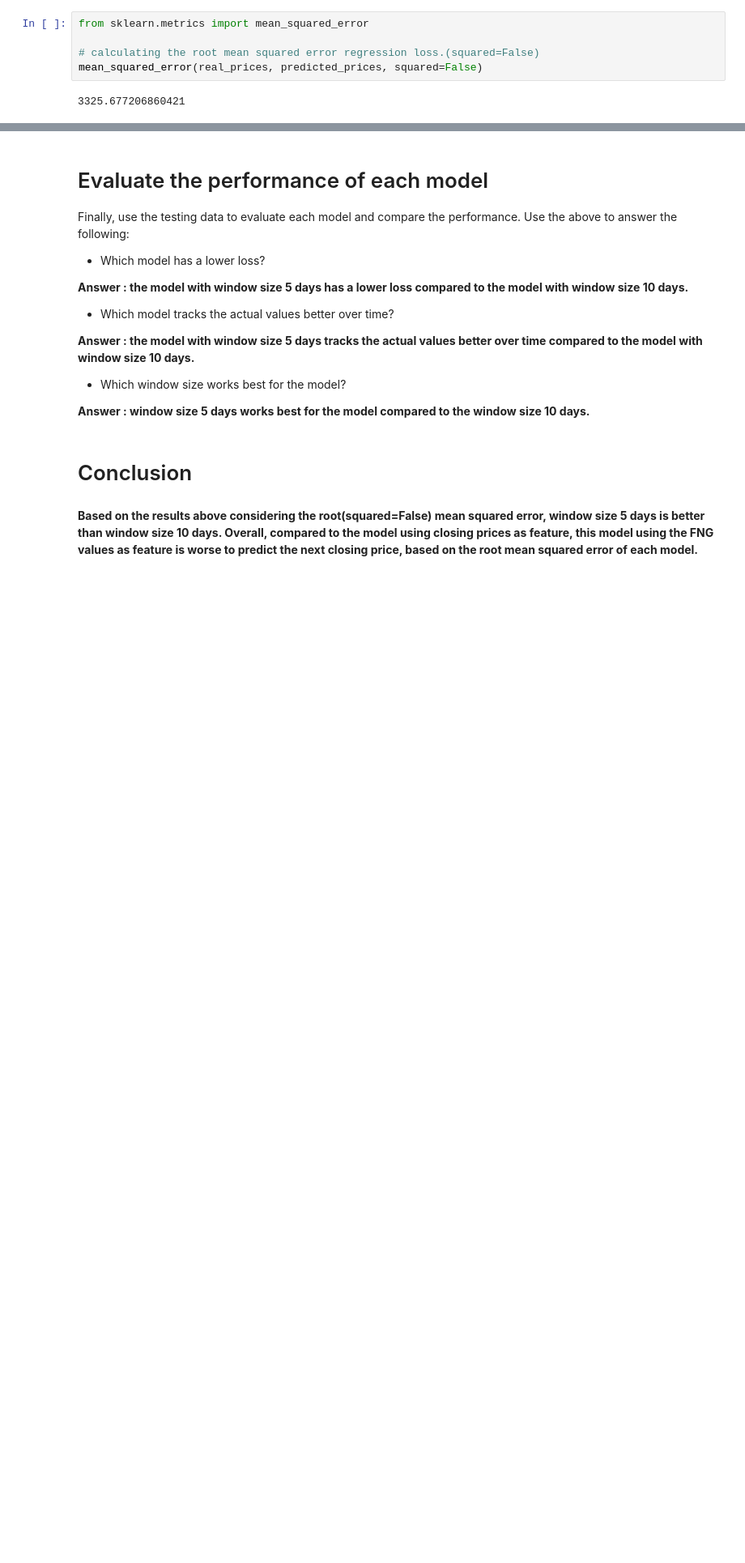
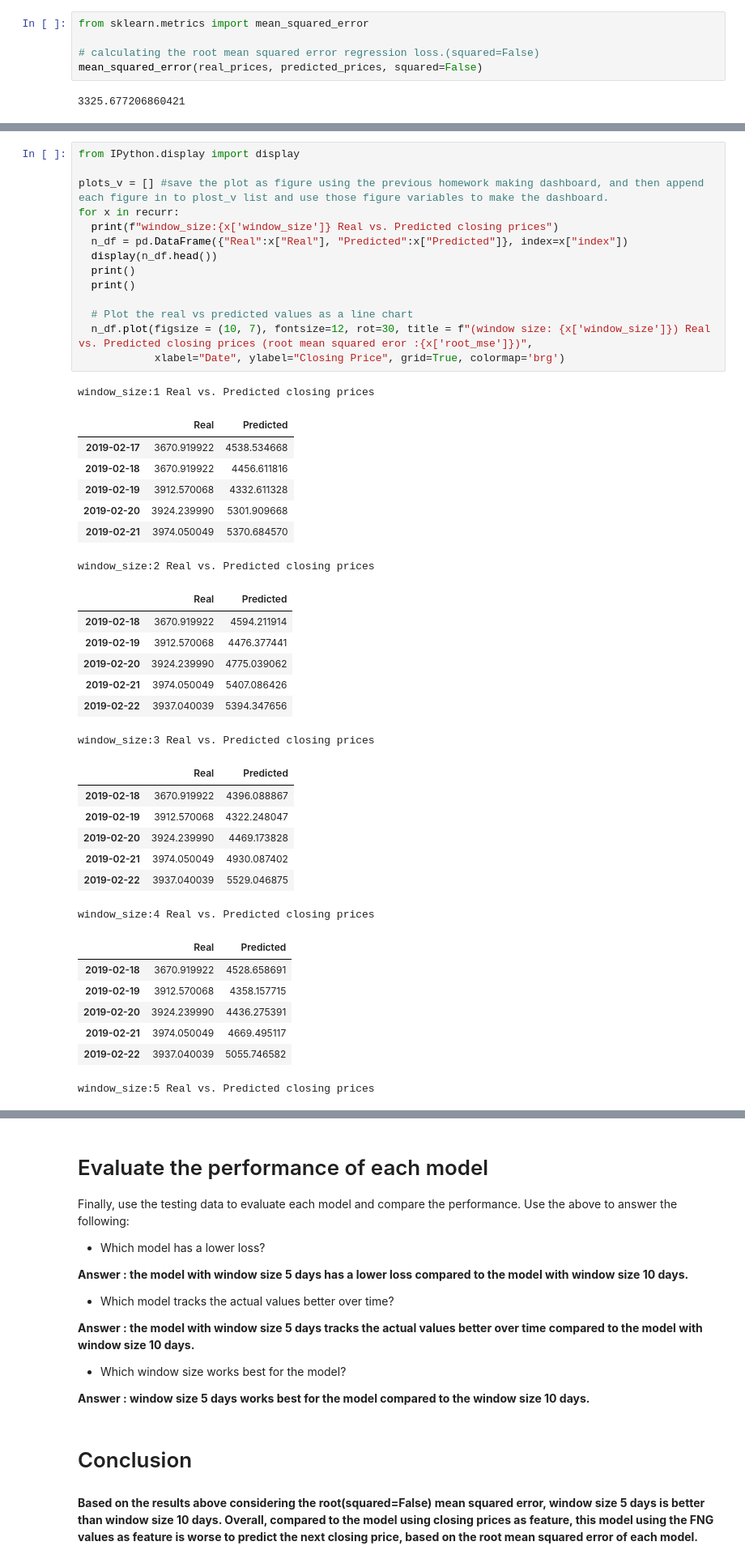
Before and after one commit to promisinghan/deep_learning_LSTM_stock_predictor, a Jupyter notebook: lstm_stock_predictor_fng.ipynb, the cells around one changed output, grey strips where cells are left out. Shown at 81% size. Cells and saved outputs as stored; diff of their text form; blank space fills up the shorter version.

```diff
--- a/lstm_stock_predictor_fng.ipynb
+++ b/lstm_stock_predictor_fng.ipynb
@@ -701,0 +832,44 @@ mean_squared_error(real_prices, predicted_prices, squared=False)
+# %%
+from IPython.display import display
+
+plots_v = [] #save the plot as figure using the previous homework making dashboard, and then append each figure in to plost_v list and use those figure variables to make the dashboard.
+for x in recurr:
+  print(f"window_size:{x['window_size']} Real vs. Predicted closing prices")
+  n_df = pd.DataFrame({"Real":x["Real"], "Predicted":x["Predicted"]}, index=x["index"])
+  display(n_df.head())
+  print()
+  print()
+
+  # Plot the real vs predicted values as a line chart
+  n_df.plot(figsize = (10, 7), fontsize=12, rot=30, title = f"(window size: {x['window_size']}) Real vs. Predicted closing prices (root mean squared eror :{x['root_mse']})",
+            xlabel="Date", ylabel="Closing Price", grid=True, colormap='brg')
+# %% [output]
+window_size:1 Real vs. Predicted closing prices
+|  | Real | Predicted |
+| 2019-02-17 | 3670.919922 | 4538.534668 |
+| 2019-02-18 | 3670.919922 | 4456.611816 |
+| 2019-02-19 | 3912.570068 | 4332.611328 |
+| 2019-02-20 | 3924.239990 | 5301.909668 |
+| 2019-02-21 | 3974.050049 | 5370.684570 |
+window_size:2 Real vs. Predicted closing prices
+|  | Real | Predicted |
+| 2019-02-18 | 3670.919922 | 4594.211914 |
+| 2019-02-19 | 3912.570068 | 4476.377441 |
+| 2019-02-20 | 3924.239990 | 4775.039062 |
+| 2019-02-21 | 3974.050049 | 5407.086426 |
+| 2019-02-22 | 3937.040039 | 5394.347656 |
+window_size:3 Real vs. Predicted closing prices
+|  | Real | Predicted |
+| 2019-02-18 | 3670.919922 | 4396.088867 |
+| 2019-02-19 | 3912.570068 | 4322.248047 |
+| 2019-02-20 | 3924.239990 | 4469.173828 |
+| 2019-02-21 | 3974.050049 | 4930.087402 |
+| 2019-02-22 | 3937.040039 | 5529.046875 |
+window_size:4 Real vs. Predicted closing prices
+|  | Real | Predicted |
+| 2019-02-18 | 3670.919922 | 4528.658691 |
+| 2019-02-19 | 3912.570068 | 4358.157715 |
+| 2019-02-20 | 3924.239990 | 4436.275391 |
+| 2019-02-21 | 3974.050049 | 4669.495117 |
+| 2019-02-22 | 3937.040039 | 5055.746582 |
+window_size:5 Real vs. Predicted closing prices
```
Also changed, not shown: parts of 11 cells of this notebook, 1 other file.
